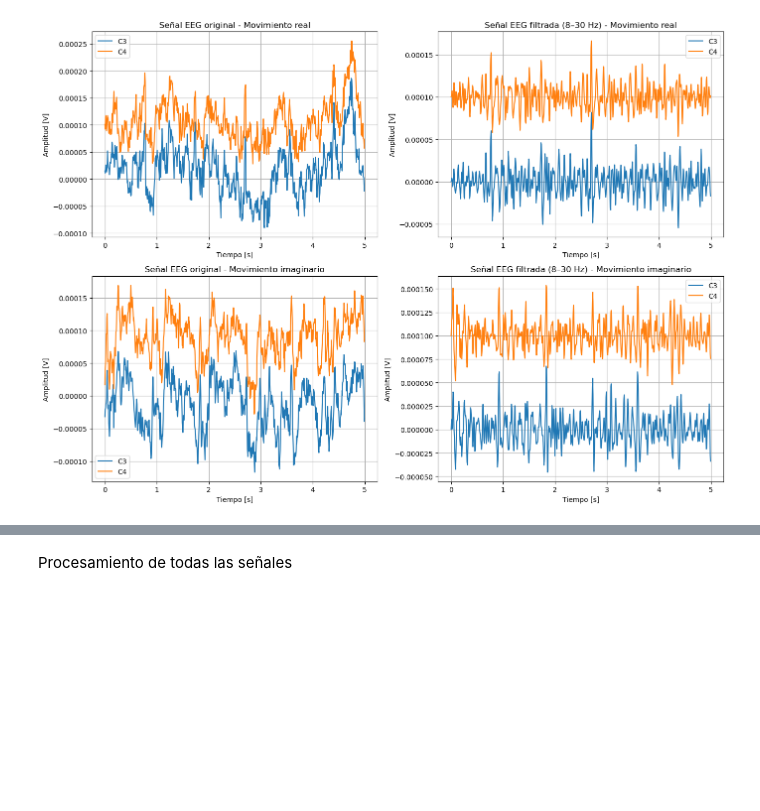
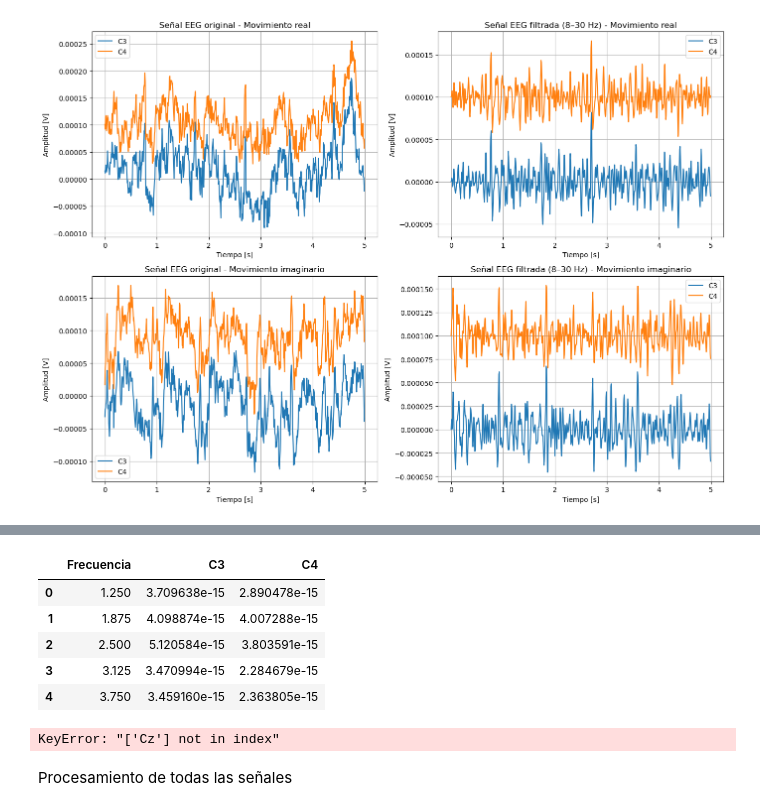
Before and after one commit to Isa21bella09/Proyecto-1---Biose-ales---Procesamiento-EEG, a Jupyter notebook: Proyecto 1 - Bioseñales.ipynb, the cells around one changed output, grey strips where cells are left out. Drawn from its saved outputs; the diff is of its cells as text; code cells hidden in the pictures; blank space fills up the shorter version.

```diff
--- a/Proyecto 1 - Bioseñales.ipynb
+++ b/Proyecto 1 - Bioseñales.ipynb
@@ -213,3 +285,34 @@ plt.show()
+# %%
+df_psd = pd.DataFrame(psd_mean.T, columns=canales_interes)
+df_psd["Frecuencia"] = freqs
+
+df_psd = df_psd[["Frecuencia","C3","C4"]]
+
+df_psd.head()
+# %% [output]
+|  | Frecuencia | C3 | C4 |
+| 0 | 1.250 | 3.709638e-15 | 2.890478e-15 |
+| 1 | 1.875 | 4.098874e-15 | 4.007288e-15 |
+| 2 | 2.500 | 5.120584e-15 | 3.803591e-15 |
+| 3 | 3.125 | 3.470994e-15 | 2.284679e-15 |
+| 4 | 3.750 | 3.459160e-15 | 2.363805e-15 |
+# %%
+bandas = {
+    "Mu": (8,13),
+    "Beta": (13,30)
+}
+
+resumen = {}
+
+for banda, (fmin, fmax) in bandas.items():
+    df_band = df_psd[(df_psd["Frecuencia"] >= fmin) & (df_psd["Frecuencia"] <= fmax)]
+    resumen[banda] = df_band[["C3","Cz","C4"]].mean()
+
+df_resumen = pd.DataFrame(resumen)
+
+df_resumen
+# %% [output]
+KeyError: "['Cz'] not in index"
 # %% [markdown]
 Procesamiento de todas las señales
 # %%
```
Also changed, not shown: parts of 2 cells of this notebook.
